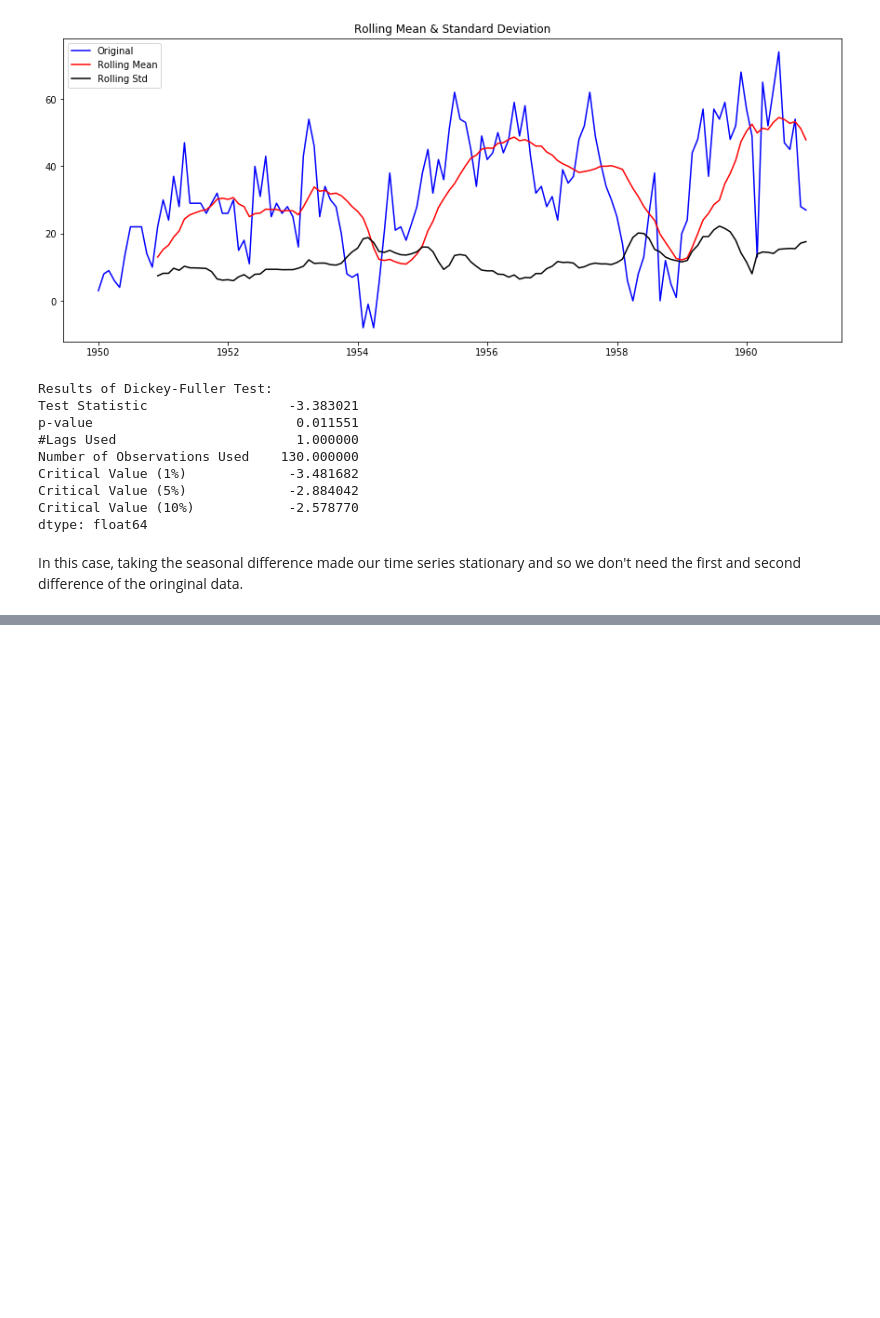
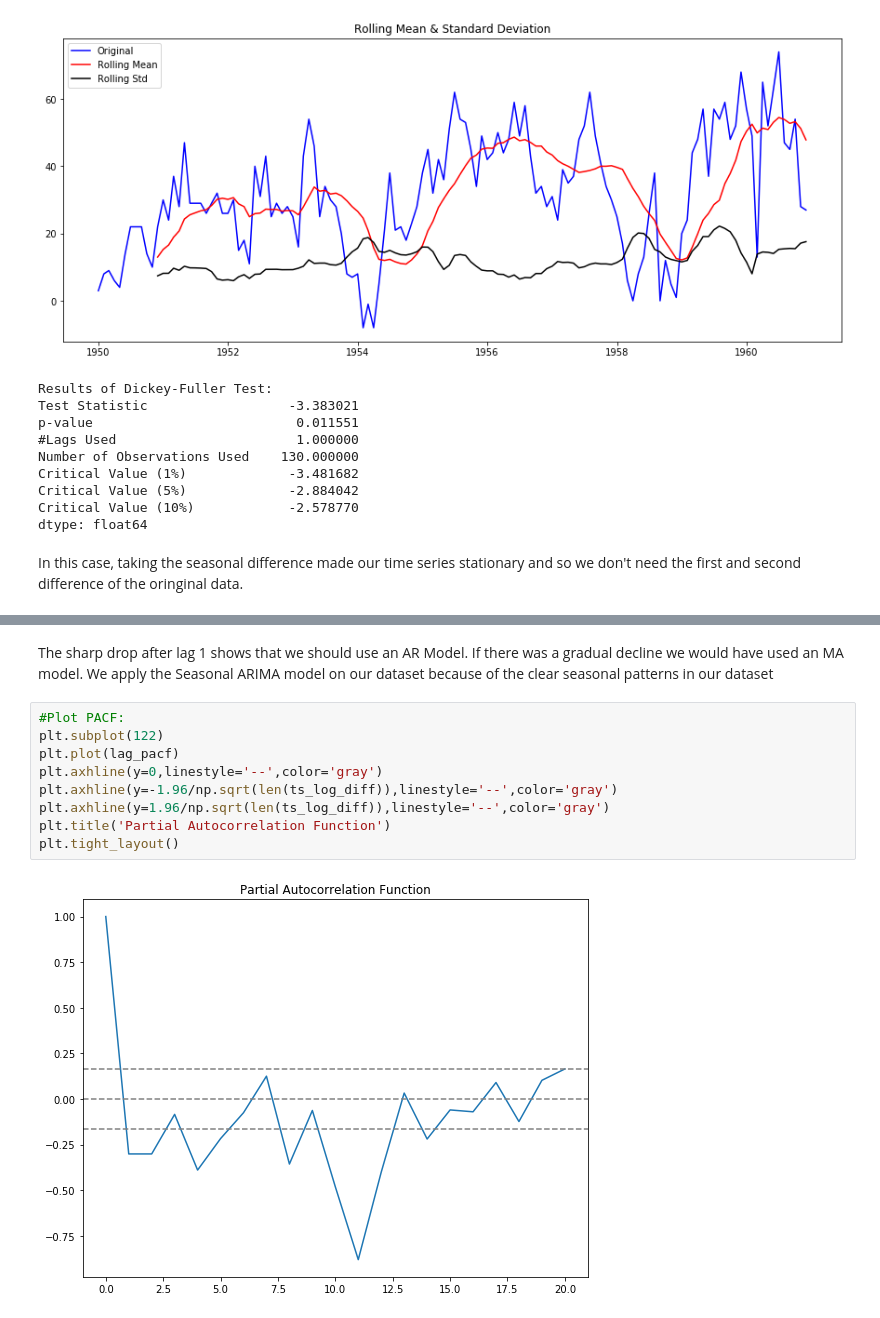
Before and after one commit to mkmritunjay/machineLearning, a Jupyter notebook: ARIMA.ipynb, the cells around one changed output, grey strips where cells are left out. Cells and saved outputs as stored; diff of their text form; blank space fills up the shorter version.

```diff
--- a/ARIMA.ipynb
+++ b/ARIMA.ipynb
@@ -798,0 +843,14 @@ In this case, taking the seasonal difference made our time series stationary and
+# %% [markdown]
+The sharp drop after lag 1 shows that we should use an AR Model. If there was a gradual decline we would have used an MA model.
+We apply the Seasonal ARIMA model on our dataset because of the clear seasonal patterns in our dataset
+# %%
+#Plot PACF:
+plt.subplot(122)
+plt.plot(lag_pacf)
+plt.axhline(y=0,linestyle='--',color='gray')
+plt.axhline(y=-1.96/np.sqrt(len(ts_log_diff)),linestyle='--',color='gray')
+plt.axhline(y=1.96/np.sqrt(len(ts_log_diff)),linestyle='--',color='gray')
+plt.title('Partial Autocorrelation Function')
+plt.tight_layout()
+# %% [output]
+[figure, added]
```
Also changed, not shown: parts of 14 cells of this notebook.
